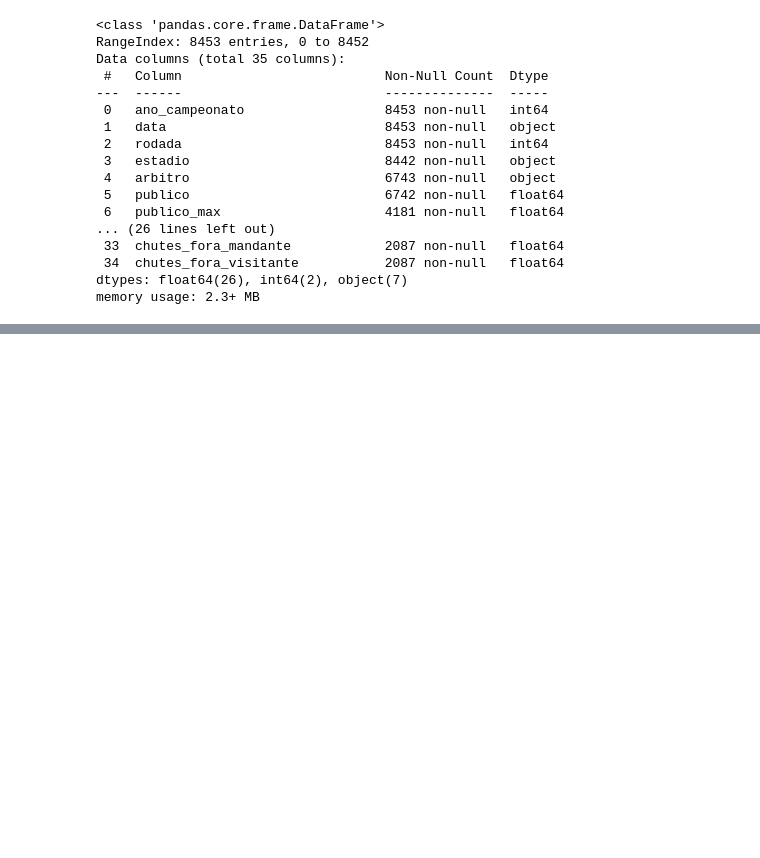
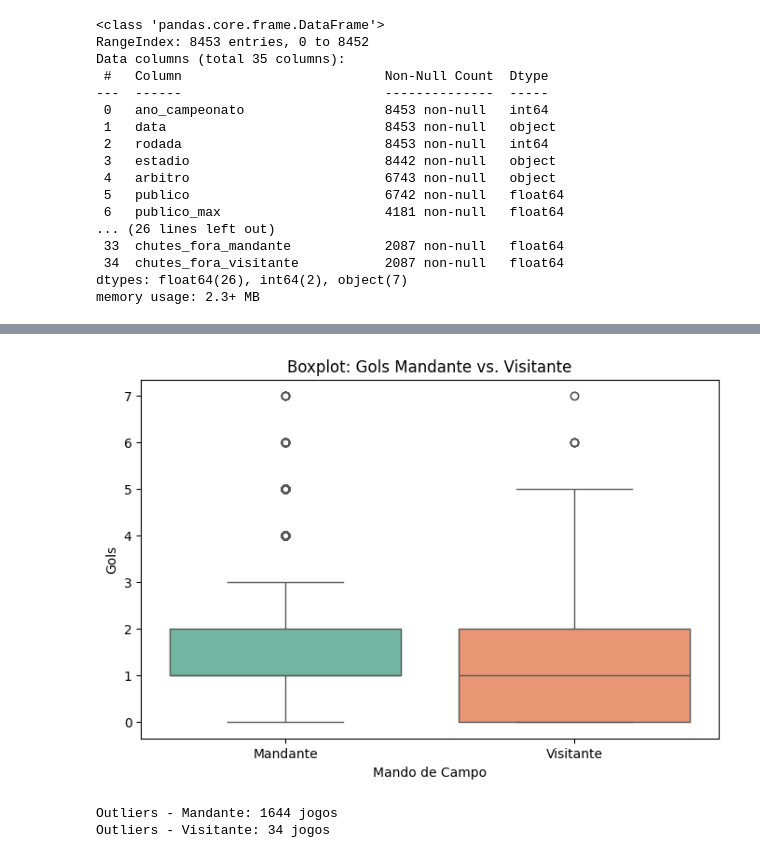
Before and after one commit to Danilus04/CienciaDeDados, a Jupyter notebook: AtividadeLab2/notebook.ipynb, the cells around one changed output, grey strips where cells are left out. Cells and saved outputs as stored; diff of their text form; code cells hidden in the pictures; blank space fills up the shorter version.

```diff
--- a/AtividadeLab2/notebook.ipynb
+++ b/AtividadeLab2/notebook.ipynb
@@ -27,0 +57,21 @@ memory usage: 2.3+ MB
+# %%
+# Boxplots comparando gols de mandante vs. visitante
+plt.figure(figsize=(8, 5))
+sns.boxplot(data=df[['gols_mandante', 'gols_visitante']], palette='Set2')
+plt.title('Boxplot: Gols Mandante vs. Visitante')
+plt.ylabel('Gols')
+plt.xlabel('Mando de Campo')
+plt.xticks([0, 1], ['Mandante', 'Visitante'])
+plt.show()
+# %% [output]
+[figure, added]
+# %%
+# Identificação de outliers
+mandante_outliers = df['gols_mandante'][((df['gols_mandante'] - df['gols_mandante'].median()).abs() > 1.5 * stats.iqr(df['gols_mandante'].dropna()))]
+visitante_outliers = df['gols_visitante'][((df['gols_visitante'] - df['gols_visitante'].median()).abs() > 1.5 * stats.iqr(df['gols_visitante'].dropna()))]
+
+print(f'Outliers - Mandante: {mandante_outliers.count()} jogos')
+print(f'Outliers - Visitante: {visitante_outliers.count()} jogos')
+# %% [output]
+Outliers - Mandante: 1644 jogos
+Outliers - Visitante: 34 jogos
```
Also changed, not shown: parts of 7 cells of this notebook.
